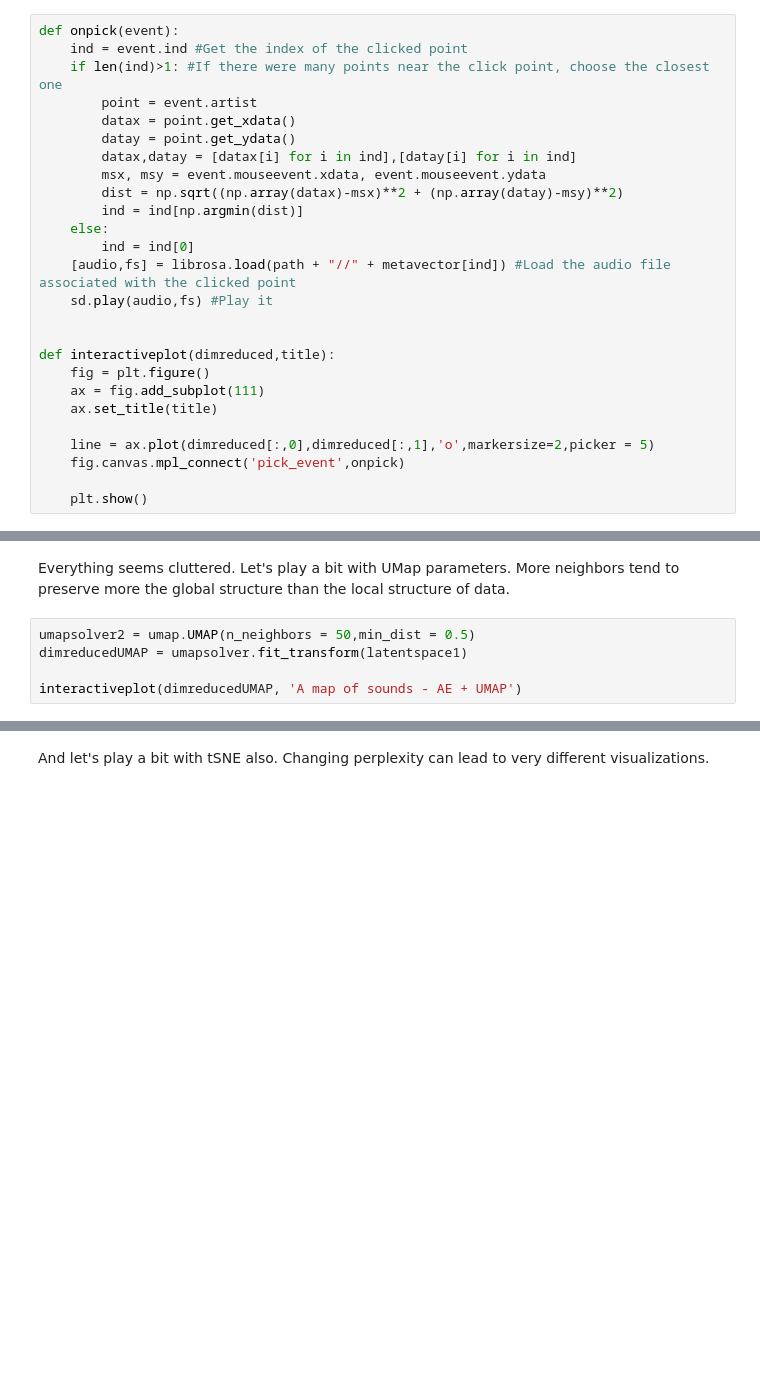
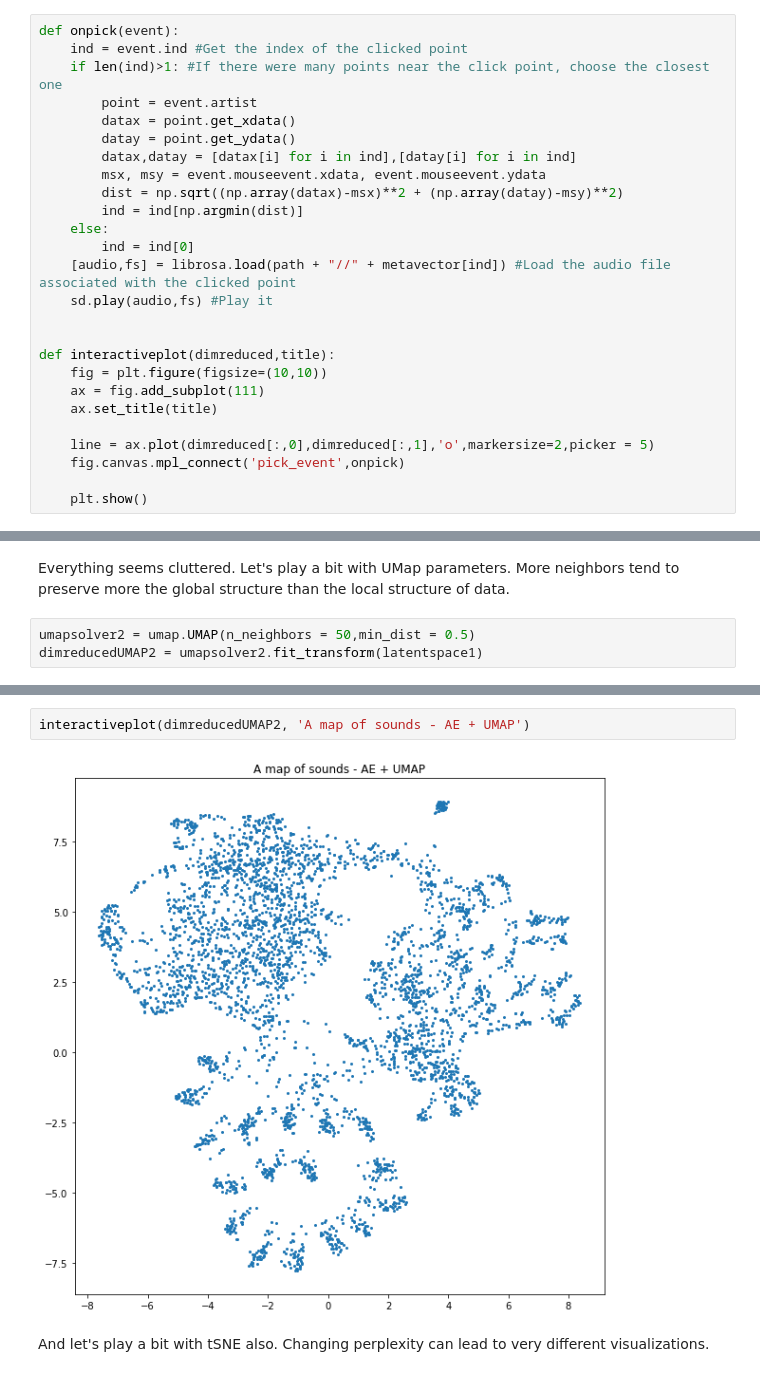
Before and after one commit to mrpep/Digital-Audio-Signal-Processing-and-Machine-Learning-Tutorials, a Jupyter notebook: Audio exploration.ipynb, the cells around one changed output, grey strips where cells are left out. Cells and saved outputs as stored; diff of their text form; blank space fills up the shorter version.

```diff
--- a/Audio exploration.ipynb
+++ b/Audio exploration.ipynb
@@ -189,7 +187,7 @@ def onpick(event):
 
 
 def interactiveplot(dimreduced,title):
-    fig = plt.figure()
+    fig = plt.figure(figsize=(10,10))
     ax = fig.add_subplot(111)
     ax.set_title(title)
 
@@ -396,6 +404,4 @@ interactiveplot(dimreducedUMAP, 'A map of sounds - AE + UMAP')
 Everything seems cluttered. Let's play a bit with UMap parameters. More neighbors tend to preserve more the global structure than the local structure of data.
 # %%
 umapsolver2 = umap.UMAP(n_neighbors = 50,min_dist = 0.5)
-dimreducedUMAP = umapsolver.fit_transform(latentspace1)
-
-interactiveplot(dimreducedUMAP, 'A map of sounds - AE + UMAP')
+dimreducedUMAP2 = umapsolver2.fit_transform(latentspace1)
@@ -404,3 +408,7 @@ interactiveplot(dimreducedUMAP, 'A map of sounds - AE + UMAP')
+# %%
+interactiveplot(dimreducedUMAP2, 'A map of sounds - AE + UMAP')
+# %% [output]
+[figure, added]
 # %% [markdown]
 And let's play a bit with tSNE also. Changing perplexity can lead to very different visualizations.
 # %%
```
Also changed, not shown: parts of 15 cells of this notebook.
